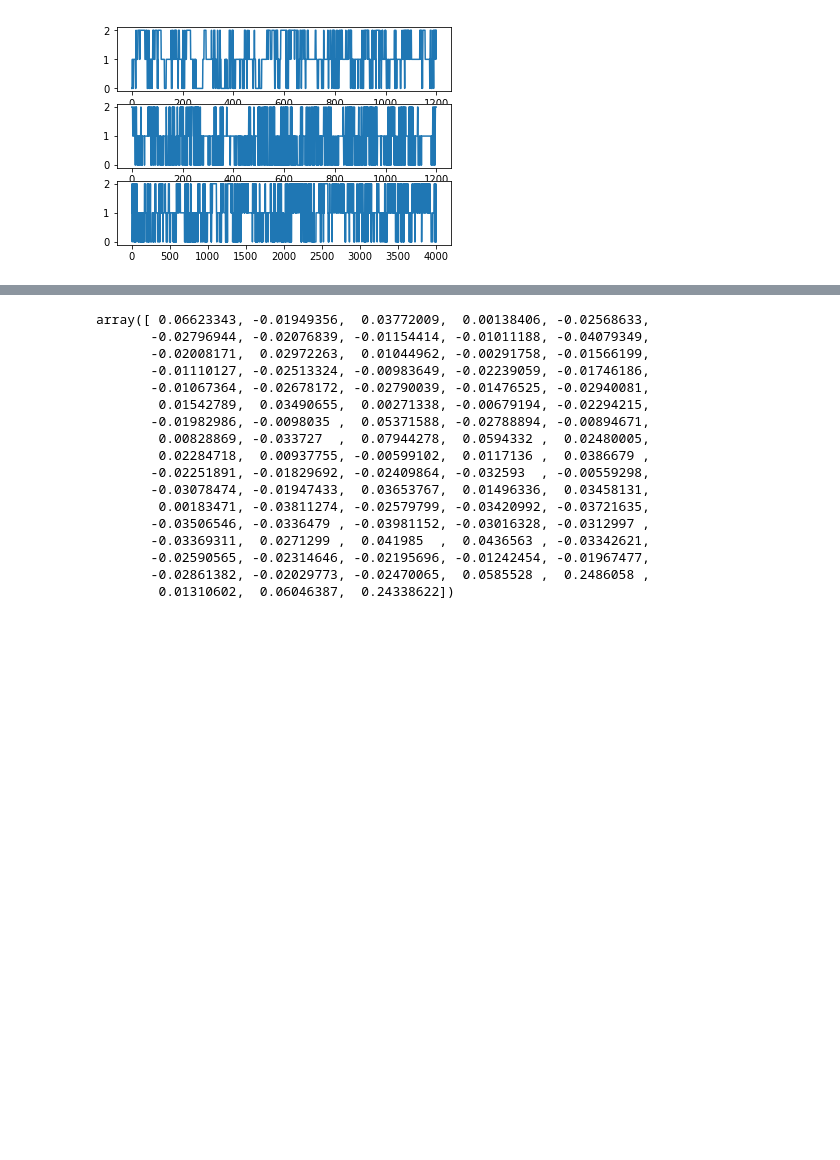
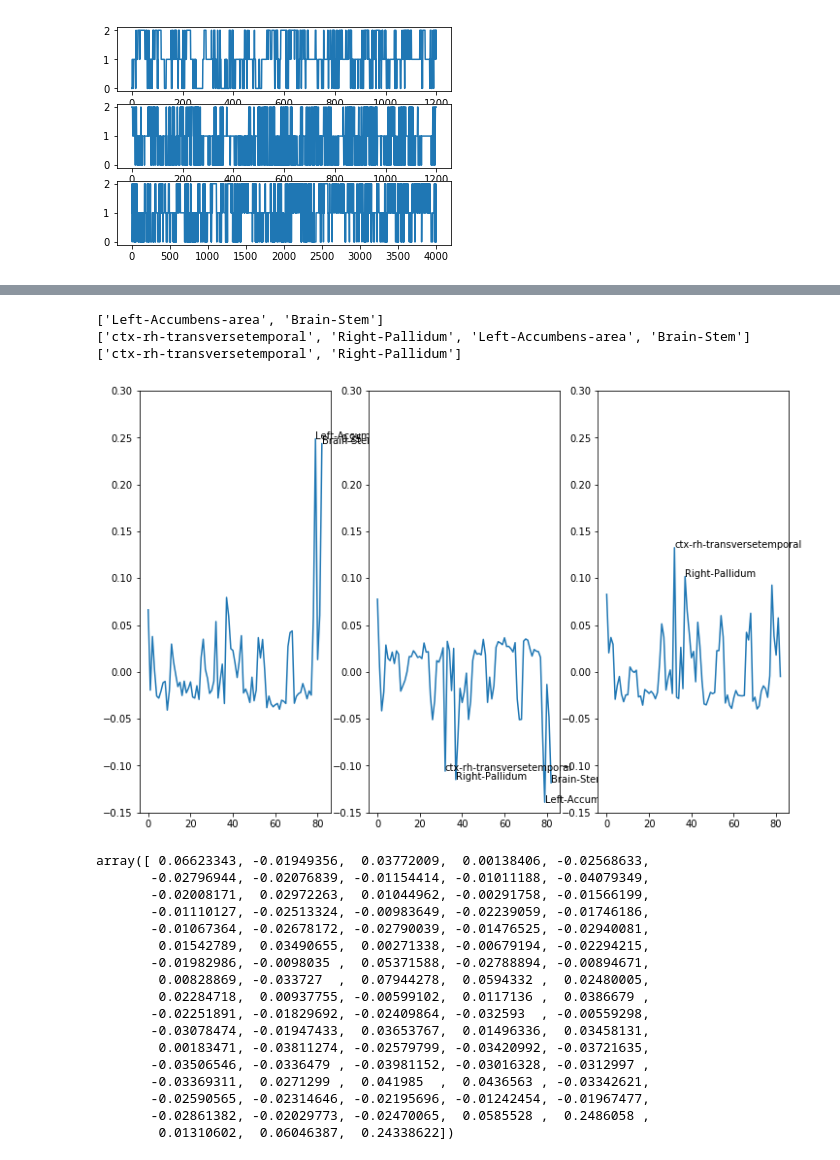
Before and after one commit to JohnWangDataAnalyst/ManifoldAnalyseusingTVB, a Jupyter notebook: ghost_attractor_analysis.ipynb, the cells around one changed output, grey strips where cells are left out. Saved outputs shown, nothing was run; the diff lists cells and outputs as text; code cells hidden in the pictures; blank space fills up the shorter version.

Commit message:
add centers analysis

```diff
--- a/ghost_attractor_analysis.ipynb
+++ b/ghost_attractor_analysis.ipynb
@@ -219,3 +263,12 @@ ax[2].plot(labels_test_2nd)
 plt.show()
 # %% [output]
 [figure]
+# %%
+f=open('resolution83_LUT.txt', 'r')
+labels={}
+for line in f:
+    if line[0].isdigit():
+        label_tmp=[c for c in line[:-2].split(' ') if len(c) > 0]
+        labels[int(label_tmp[0])-1] = label_tmp[1]
+f.close()
+labels
@@ -221,0 +293,5 @@ plt.show()
+# %%
+labels_ls =[]
+for i in range(83):
+    labels_ls.append(labels[i])
+labels_ls
@@ -222,3 +360,12 @@ plt.show()
+# %%
+plot_centers(centers_test_2nd, 2, -0.15, 0.3, 0.1)
+for i in range(3):
+    print([labels_ls[roi_num] for roi_num in np.arange(83)[np.abs(centers_test_2nd[i,:]) >=0.1]])
+# %% [output]
+['Left-Accumbens-area', 'Brain-Stem']
+['ctx-rh-transversetemporal', 'Right-Pallidum', 'Left-Accumbens-area', 'Brain-Stem']
+['ctx-rh-transversetemporal', 'Right-Pallidum']
+[figure, added]
 # %%
 centers_test_2nd[0]
 # %% [output]
```
Also changed, not shown: parts of 34 cells of this notebook.
